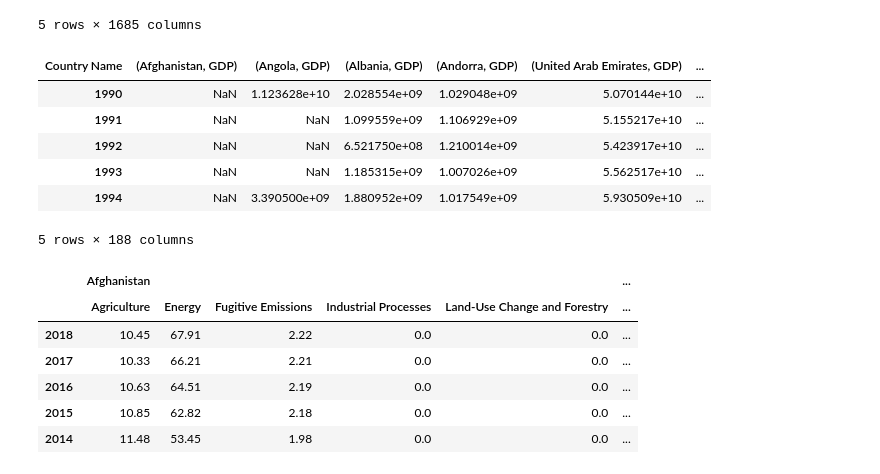
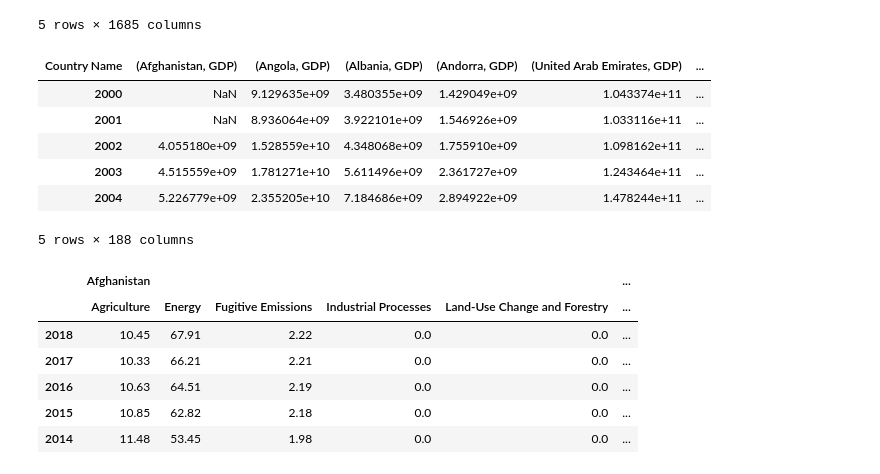
Before and after one commit to OxanaDrotieva/Methane_emissions_analysis, a Jupyter notebook: methane-emissions.ipynb, the cells around one changed output. Cells and saved outputs as stored; diff of their text form; code cells hidden in the pictures.

```diff
--- a/methane-emissions.ipynb
+++ b/methane-emissions.ipynb
@@ -314,7 +314,8 @@ GDP_same.isnull().sum()
 dtype: int64
 # %%
 # Drop years with multiple missing GDP data
-GDP_same.drop(columns = ["1990","1991","1992","1993","1994","1995","1996","1997","1998","1999"])
+GDP_2000 = GDP_same.drop(columns = ["1990","1991","1992","1993","1994","1995","1996","1997","1998","1999"])
+GDP_2000
 # %% [output]
 |  | 2000 | 2001 | 2002 | 2003 | 2004 | 2005 | 2006 | 2007 | 2008 | 2009 | ... |
 | Country Name |  |  |  |  |  |  |  |  |  |  | ... |
@@ -394,17 +396,17 @@ df_transposed.head()
 5 rows × 1685 columns
 # %%
 # Transpose indices and column headers in GDP dataframe
-gdp_transposed = GDP_same.copy(deep=True)
+gdp_transposed = GDP_2000.copy(deep=True)
 gdp_transposed = gdp_transposed.transpose()
 gdp_transposed = gdp_transposed.rename(columns={col:(col, 'GDP') for col in gdp_transposed.columns})
 gdp_transposed.head()
 # %% [output]
 | Country Name | (Afghanistan, GDP) | (Angola, GDP) | (Albania, GDP) | (Andorra, GDP) | (United Arab Emirates, GDP) | ... |
-| 1990 | NaN | 1.123628e+10 | 2.028554e+09 | 1.029048e+09 | 5.070144e+10 | ... |
-| 1991 | NaN | NaN | 1.099559e+09 | 1.106929e+09 | 5.155217e+10 | ... |
-| 1992 | NaN | NaN | 6.521750e+08 | 1.210014e+09 | 5.423917e+10 | ... |
-| 1993 | NaN | NaN | 1.185315e+09 | 1.007026e+09 | 5.562517e+10 | ... |
-| 1994 | NaN | 3.390500e+09 | 1.880952e+09 | 1.017549e+09 | 5.930509e+10 | ... |
+| 2000 | NaN | 9.129635e+09 | 3.480355e+09 | 1.429049e+09 | 1.043374e+11 | ... |
+| 2001 | NaN | 8.936064e+09 | 3.922101e+09 | 1.546926e+09 | 1.033116e+11 | ... |
+| 2002 | 4.055180e+09 | 1.528559e+10 | 4.348068e+09 | 1.755910e+09 | 1.098162e+11 | ... |
+| 2003 | 4.515559e+09 | 1.781271e+10 | 5.611496e+09 | 2.361727e+09 | 1.243464e+11 | ... |
+| 2004 | 5.226779e+09 | 2.355205e+10 | 7.184686e+09 | 2.894922e+09 | 1.478244e+11 | ... |
 5 rows × 188 columns
 # %%
 # Plot
```
Also changed, not shown: parts of 7 cells of this notebook.
